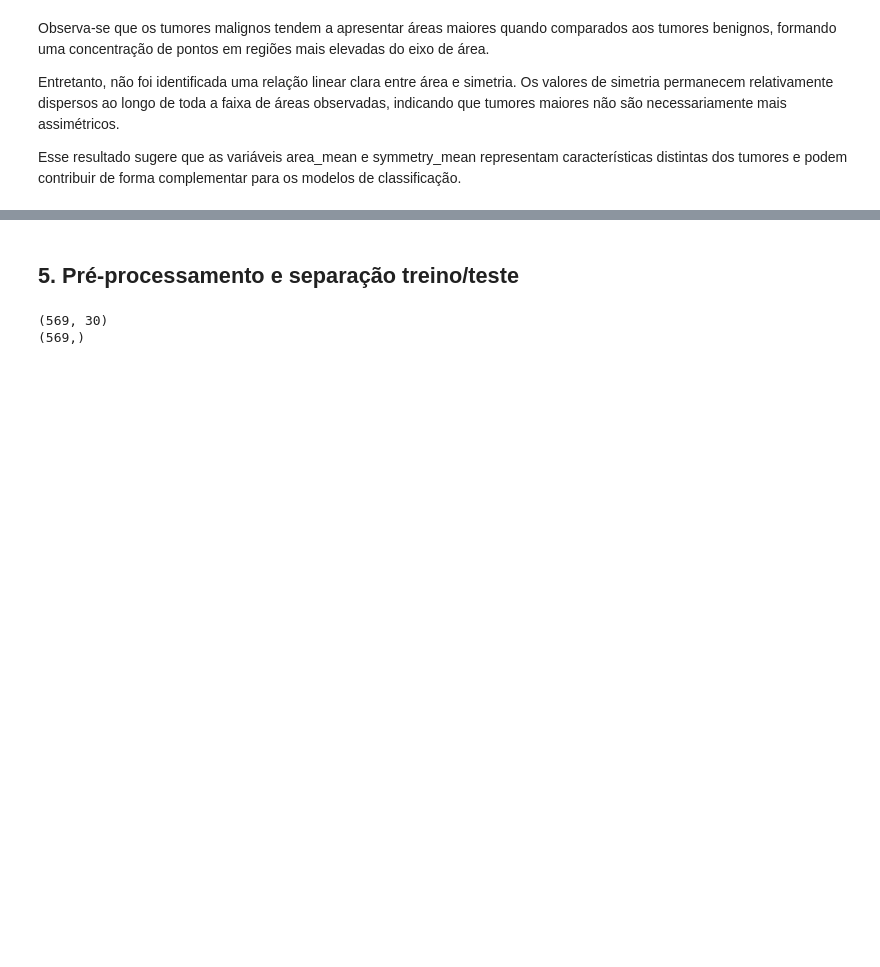
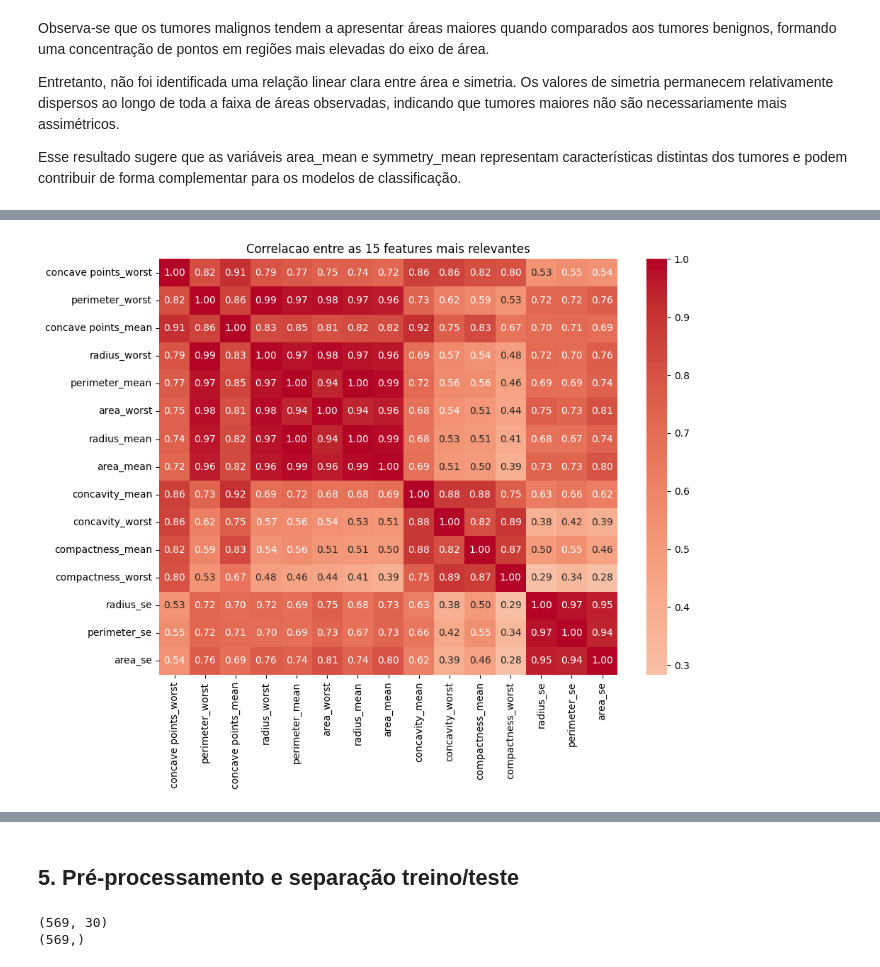
Before and after one commit to Rafael-Evangelista/tech-challenge-fiap, a Jupyter notebook: notebooks/01_analise_e_modelagem.ipynb, the cells around one changed output, grey strips where cells are left out. Cells and saved outputs as stored; diff of their text form; code cells hidden in the pictures; blank space fills up the shorter version.

```diff
--- a/notebooks/01_analise_e_modelagem.ipynb
+++ b/notebooks/01_analise_e_modelagem.ipynb
@@ -528,0 +523,16 @@ Embora o conjunto de dados possua 30 dimensões, observou-se que aproximadamente
+# %%
+top15 = corr_target.abs().sort_values(ascending=False).head(15).index.tolist()
+
+plt.figure(figsize=(10, 8))
+sns.heatmap(
+    df_clean[top15].corr(),
+    annot=True,
+    cmap="coolwarm",
+    fmt=".2f",
+    center=0,
+)
+plt.title("Correlacao entre as 15 features mais relevantes")
+plt.tight_layout()
+plt.show()
+# %% [output]
+[figure, added]
```
Also changed, not shown: parts of 44 cells of this notebook.
